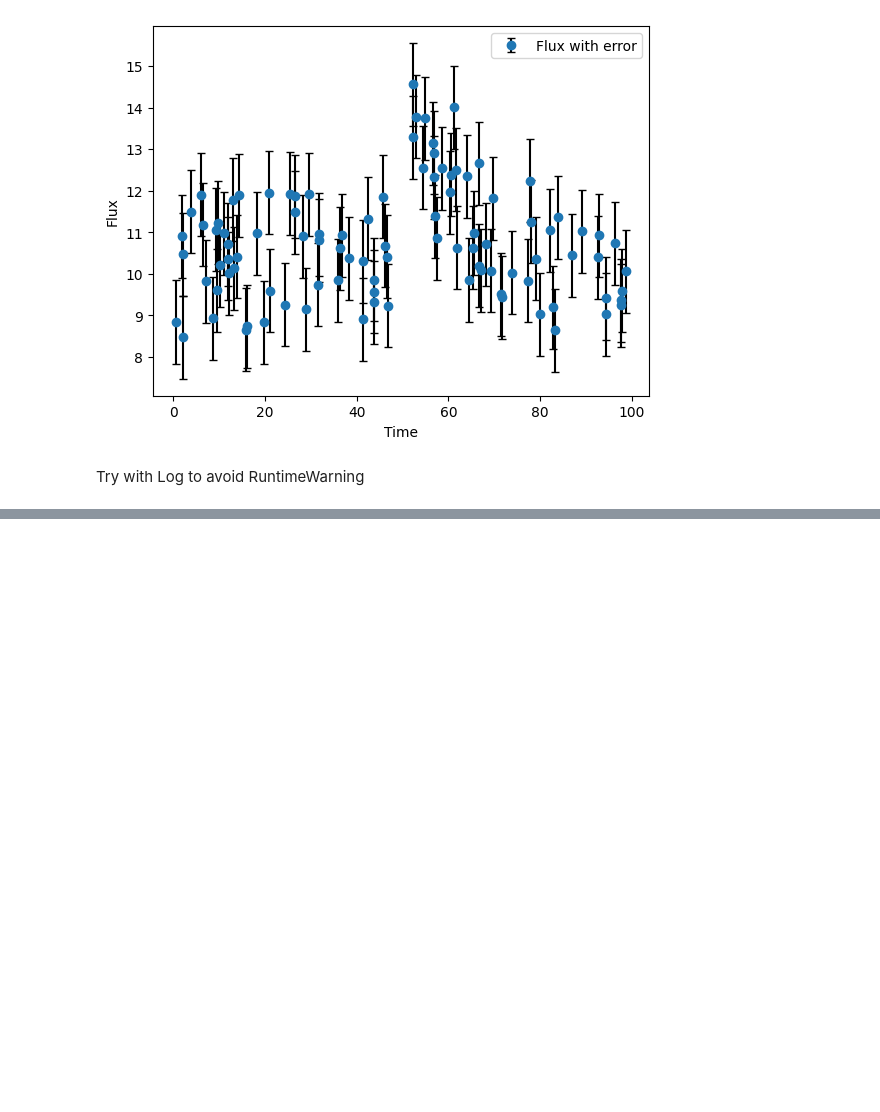
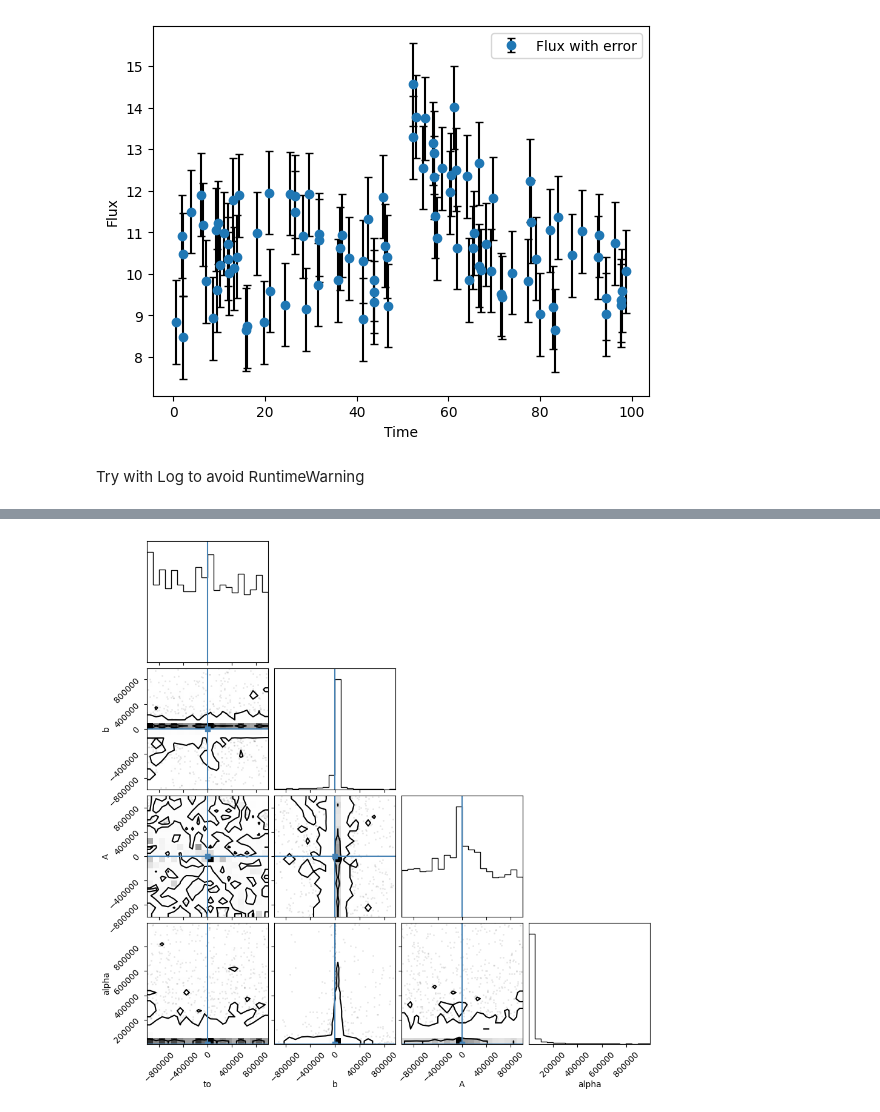
Before and after one commit to Sofiadossena/astrostatistics_bicocca_2025, a Jupyter notebook: working/Transient.ipynb, the cells around one changed output, grey strips where cells are left out. Drawn from its saved outputs; the diff is of its cells as text; code cells hidden in the pictures; blank space fills up the shorter version.

```diff
--- a/working/Transient.ipynb
+++ b/working/Transient.ipynb
@@ -94,0 +92,4 @@ axes[-1].set_xlabel("step number");
+# %%
+fig = corner.corner(flat_samples, labels=labels, levels=[0.68,0.95],truths=[50,11,15,10])
+# %% [output]
+[figure, added]
```
Also changed, not shown: parts of 3 cells of this notebook.
